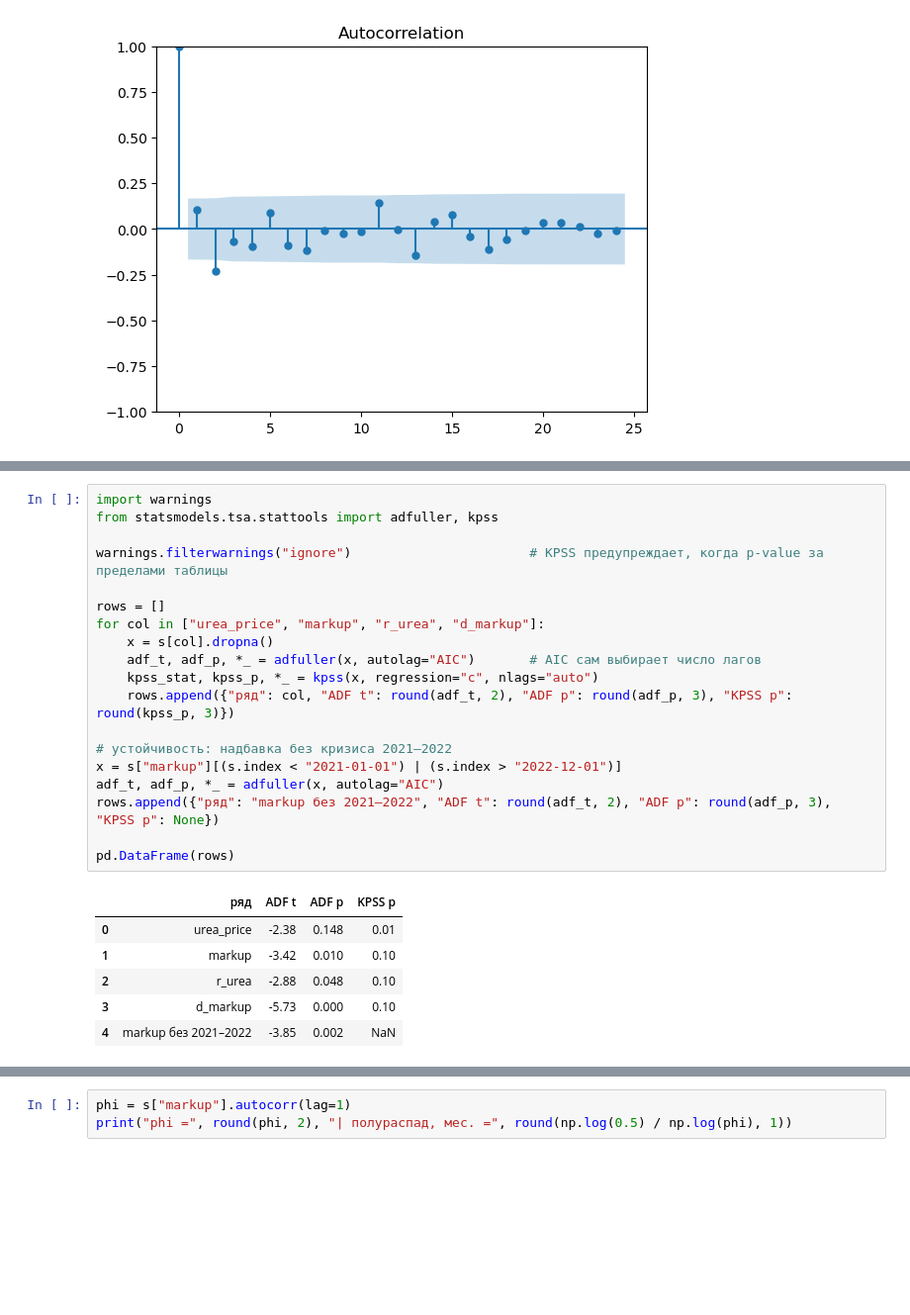
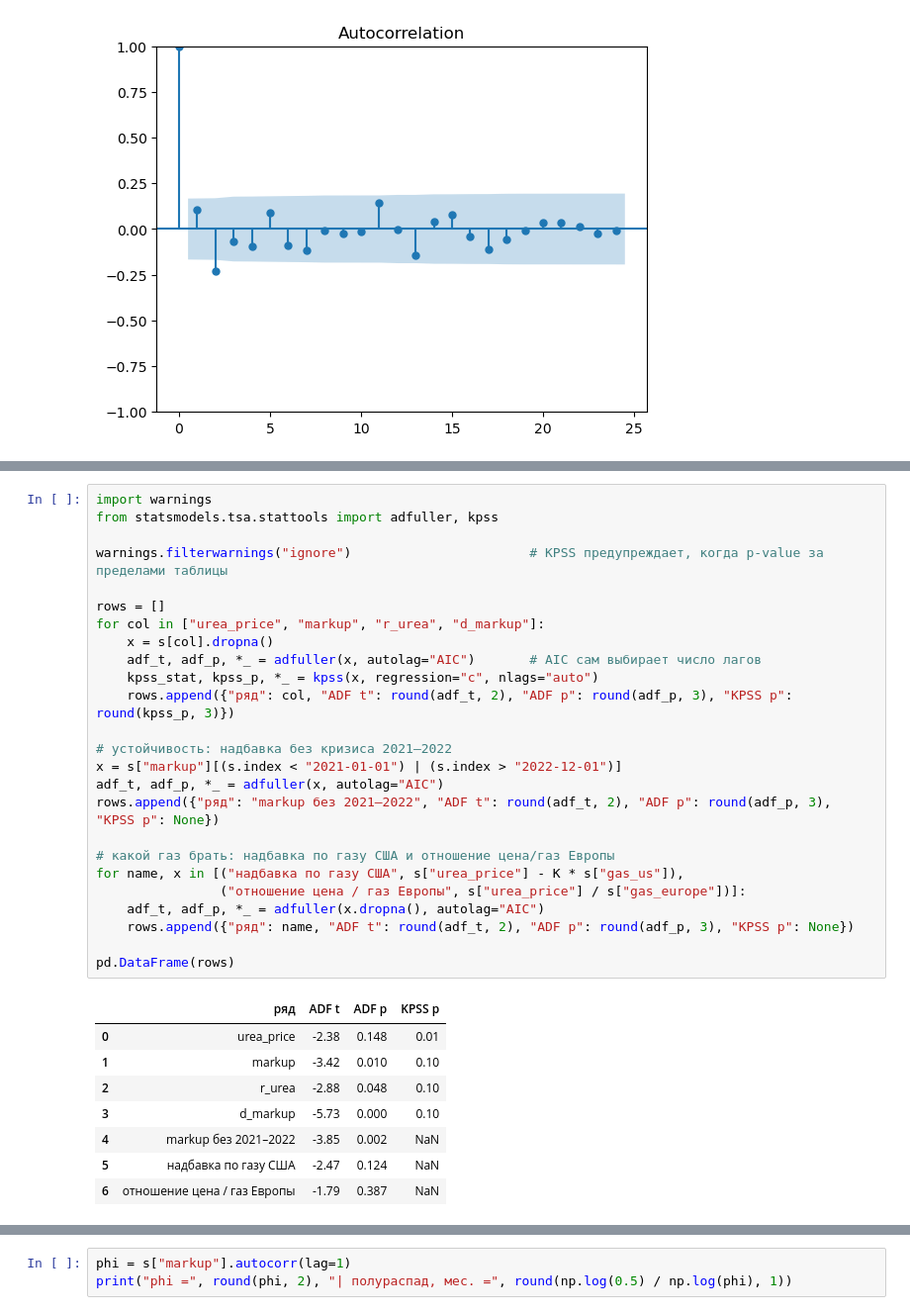
Before and after one commit to VldslMr/fertilizer-supply-chain-digital-model, a Jupyter notebook: notebooks/01_eda_prices.ipynb, the cells around one changed output, grey strips where cells are left out. Shown at 99% size. Saved outputs shown, nothing was run; the diff lists cells and outputs as text; blank space fills up the shorter version.

```diff
--- a/notebooks/01_eda_prices.ipynb
+++ b/notebooks/01_eda_prices.ipynb
@@ -139,26 +226,34 @@ dtype: float64
 # %%
 import warnings
 from statsmodels.tsa.stattools import adfuller, kpss
 
 warnings.filterwarnings("ignore")                       # KPSS предупреждает, когда p-value за пределами таблицы
 
 rows = []
 for col in ["urea_price", "markup", "r_urea", "d_markup"]:
     x = s[col].dropna()
     adf_t, adf_p, *_ = adfuller(x, autolag="AIC")       # AIC сам выбирает число лагов
     kpss_stat, kpss_p, *_ = kpss(x, regression="c", nlags="auto")
     rows.append({"ряд": col, "ADF t": round(adf_t, 2), "ADF p": round(adf_p, 3), "KPSS p": round(kpss_p, 3)})
 
 # устойчивость: надбавка без кризиса 2021–2022
 x = s["markup"][(s.index < "2021-01-01") | (s.index > "2022-12-01")]
 adf_t, adf_p, *_ = adfuller(x, autolag="AIC")
 rows.append({"ряд": "markup без 2021–2022", "ADF t": round(adf_t, 2), "ADF p": round(adf_p, 3), "KPSS p": None})
 
+# какой газ брать: надбавка по газу США и отношение цена/газ Европы
+for name, x in [("надбавка по газу США", s["urea_price"] - K * s["gas_us"]),
+                ("отношение цена / газ Европы", s["urea_price"] / s["gas_europe"])]:
+    adf_t, adf_p, *_ = adfuller(x.dropna(), autolag="AIC")
+    rows.append({"ряд": name, "ADF t": round(adf_t, 2), "ADF p": round(adf_p, 3), "KPSS p": None})
+
 pd.DataFrame(rows)
 # %% [output]
 |  | ряд | ADF t | ADF p | KPSS p |
 | 0 | urea_price | -2.38 | 0.148 | 0.01 |
 | 1 | markup | -3.42 | 0.010 | 0.10 |
 | 2 | r_urea | -2.88 | 0.048 | 0.10 |
 | 3 | d_markup | -5.73 | 0.000 | 0.10 |
 | 4 | markup без 2021–2022 | -3.85 | 0.002 | NaN |
+| 5 | надбавка по газу США | -2.47 | 0.124 | NaN |
+| 6 | отношение цена / газ Европы | -1.79 | 0.387 | NaN |
```
Also changed, not shown: parts of 30 cells of this notebook.
